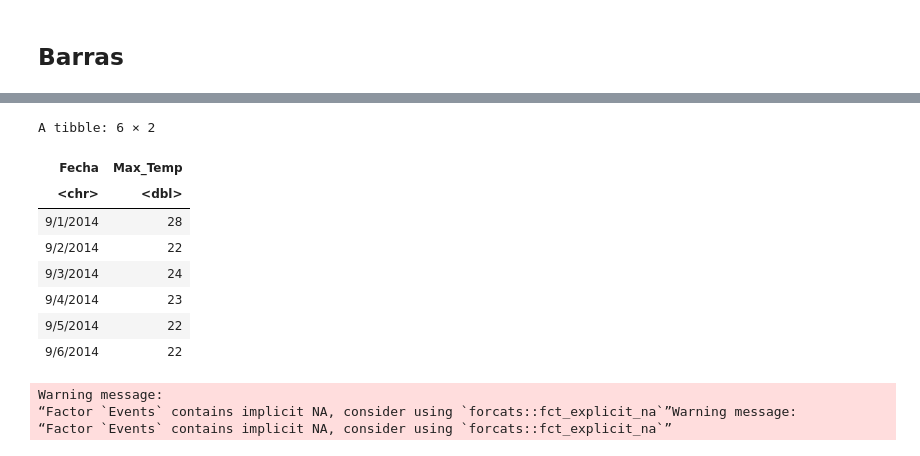
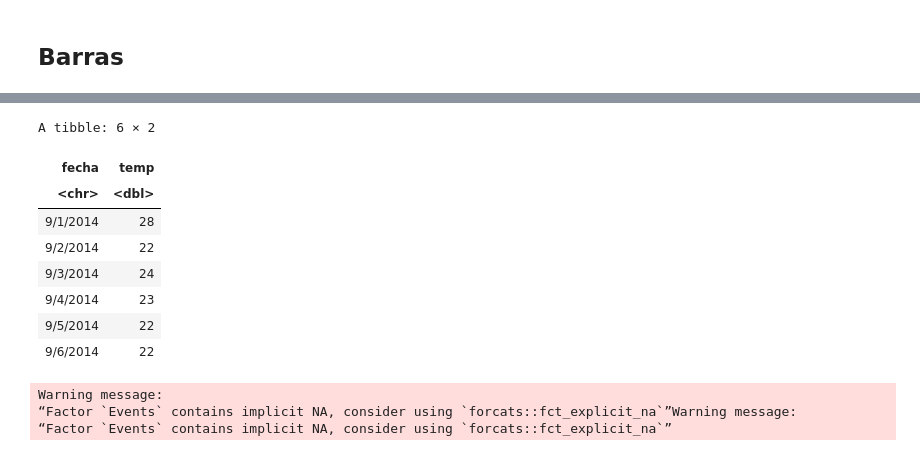
Before and after one commit to notblank/Curso-Stat-Public, a Jupyter notebook: Cursos/Curso_07_Data_Viz_1.ipynb, the cells around one changed output, grey strips where cells are left out. Drawn from its saved outputs; the diff is of its cells as text; code cells hidden in the pictures.

```diff
--- a/Cursos/Curso_07_Data_Viz_1.ipynb
+++ b/Cursos/Curso_07_Data_Viz_1.ipynb
@@ -57,8 +75,7 @@ A tibble: 6 × 2
 | 1/13/2015 | 1368 |
 | 1/14/2015 | 1296 |
 # %%
-clima <- readr::read_csv("../tablas/bike data/201508_weather_data.csv")
-
+clima <- readr::read_csv("../tablas/bike data/201508_weather_data.csv") %>% clean_names()
 names(clima)
 # %% [output]
 Parsed with column specification:
@@ -84,12 +102,11 @@ See spec(...) for full column specifications.
 # %%
-clima_bicis <- clima %>% select(PDT, `Max TemperatureF`) %>%
-                            mutate(`Max TemperatureF` = round((`Max TemperatureF` - 32)*5/9, 0)) %>%
-                            rename(Fecha = PDT, Max_Temp = `Max TemperatureF`)
+clima_bicis <- clima %>% select(fecha = pdt, temp = max_temperature_f) %>%
+                            mutate(temp = round((temp - 32)*5/9, 0))
 
 head(clima_bicis)
 # %% [output]
 A tibble: 6 × 2
-| Fecha | Max_Temp |
+| fecha | temp |
 | <chr> | <dbl> |
 | 9/1/2014 | 28 |
 | 9/2/2014 | 22 |
```
Also changed, not shown: parts of 6 cells of this notebook.
